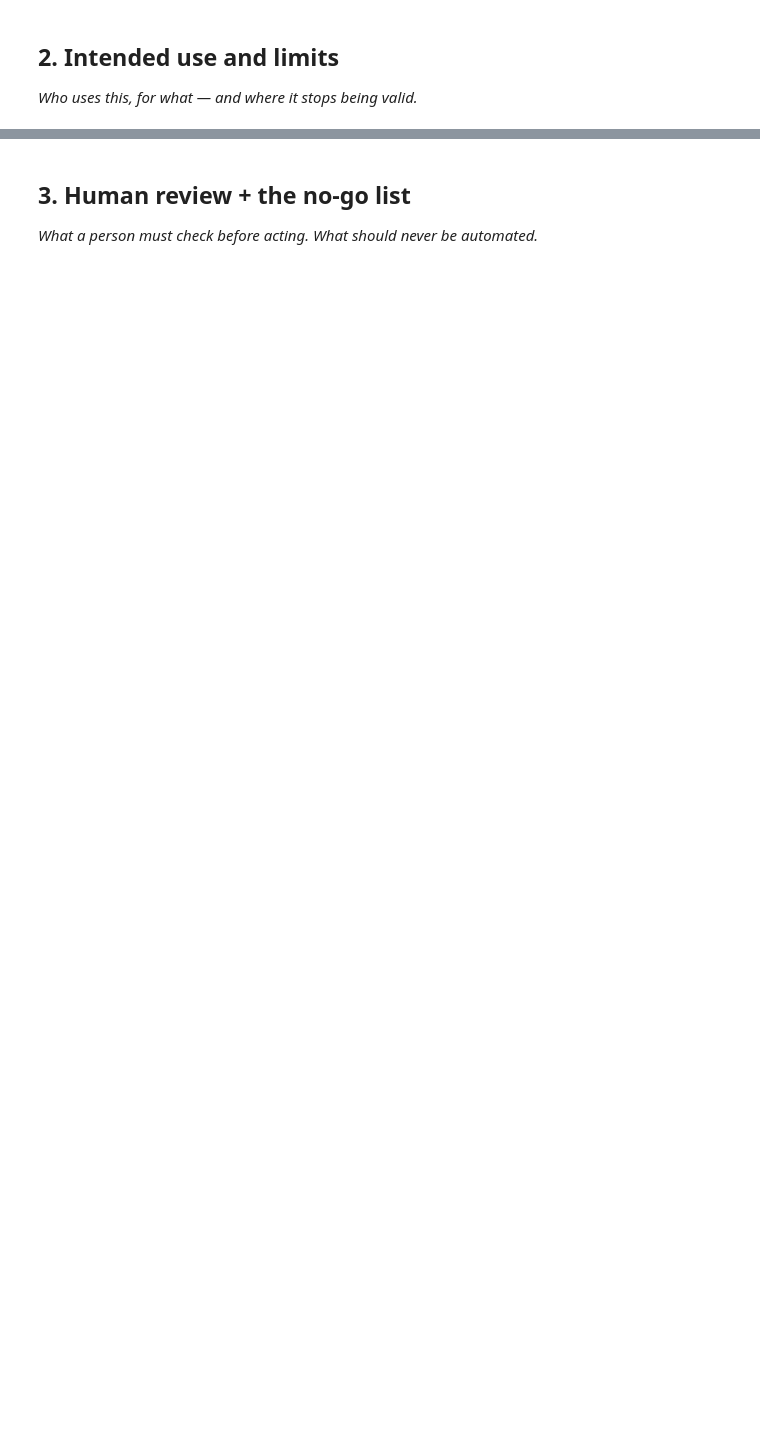
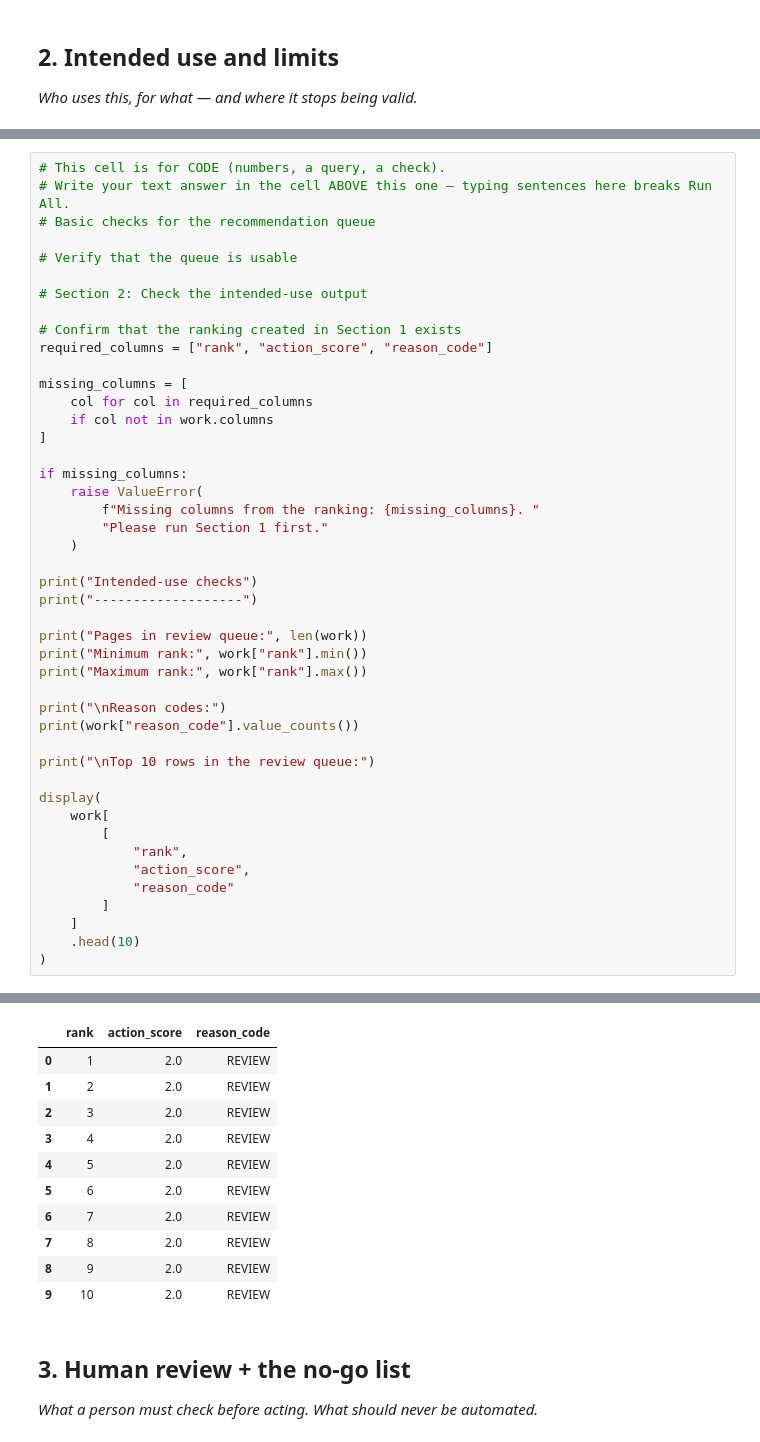
Before and after one commit to vaishnavikabbe/AIML, a Jupyter notebook: work/notebooks/w07_action_playbook.ipynb, the cells around one changed output, grey strips where cells are left out. Drawn from its saved outputs; the diff is of its cells as text; blank space fills up the shorter version.

```diff
--- a/work/notebooks/w07_action_playbook.ipynb
+++ b/work/notebooks/w07_action_playbook.ipynb
@@ -22,0 +317,46 @@ This skeleton is yours to fill. Work the sections **in order** — each one has
+# %%
+# This cell is for CODE (numbers, a query, a check).
+# Write your text answer in the cell ABOVE this one — typing sentences here breaks Run All.
+# Basic checks for the recommendation queue
+
+# Verify that the queue is usable
+
+# Section 2: Check the intended-use output
+
+# Confirm that the ranking created in Section 1 exists
+required_columns = ["rank", "action_score", "reason_code"]
+
+missing_columns = [
+    col for col in required_columns
+    if col not in work.columns
+]
+
+if missing_columns:
+    raise ValueError(
+        f"Missing columns from the ranking: {missing_columns}. "
+        "Please run Section 1 first."
+    )
+
+print("Intended-use checks")
+print("-------------------")
+
+print("Pages in review queue:", len(work))
+print("Minimum rank:", work["rank"].min())
+print("Maximum rank:", work["rank"].max())
+
+print("\nReason codes:")
+print(work["reason_code"].value_counts())
+
+print("\nTop 10 rows in the review queue:")
+
+display(
+    work[
+        [
+            "rank",
+            "action_score",
+            "reason_code"
+        ]
+    ]
+    .head(10)
+)
+# %% [output]
@@ -23,3 +375,14 @@ This skeleton is yours to fill. Work the sections **in order** — each one has
+|  | rank | action_score | reason_code |
+| 0 | 1 | 2.0 | REVIEW |
+| 1 | 2 | 2.0 | REVIEW |
+| 2 | 3 | 2.0 | REVIEW |
+| 3 | 4 | 2.0 | REVIEW |
+| 4 | 5 | 2.0 | REVIEW |
+| 5 | 6 | 2.0 | REVIEW |
+| 6 | 7 | 2.0 | REVIEW |
+| 7 | 8 | 2.0 | REVIEW |
+| 8 | 9 | 2.0 | REVIEW |
+| 9 | 10 | 2.0 | REVIEW |
 # %% [markdown]
 ## 3. Human review + the no-go list
 
```
Also changed, not shown: parts of 22 cells of this notebook.
